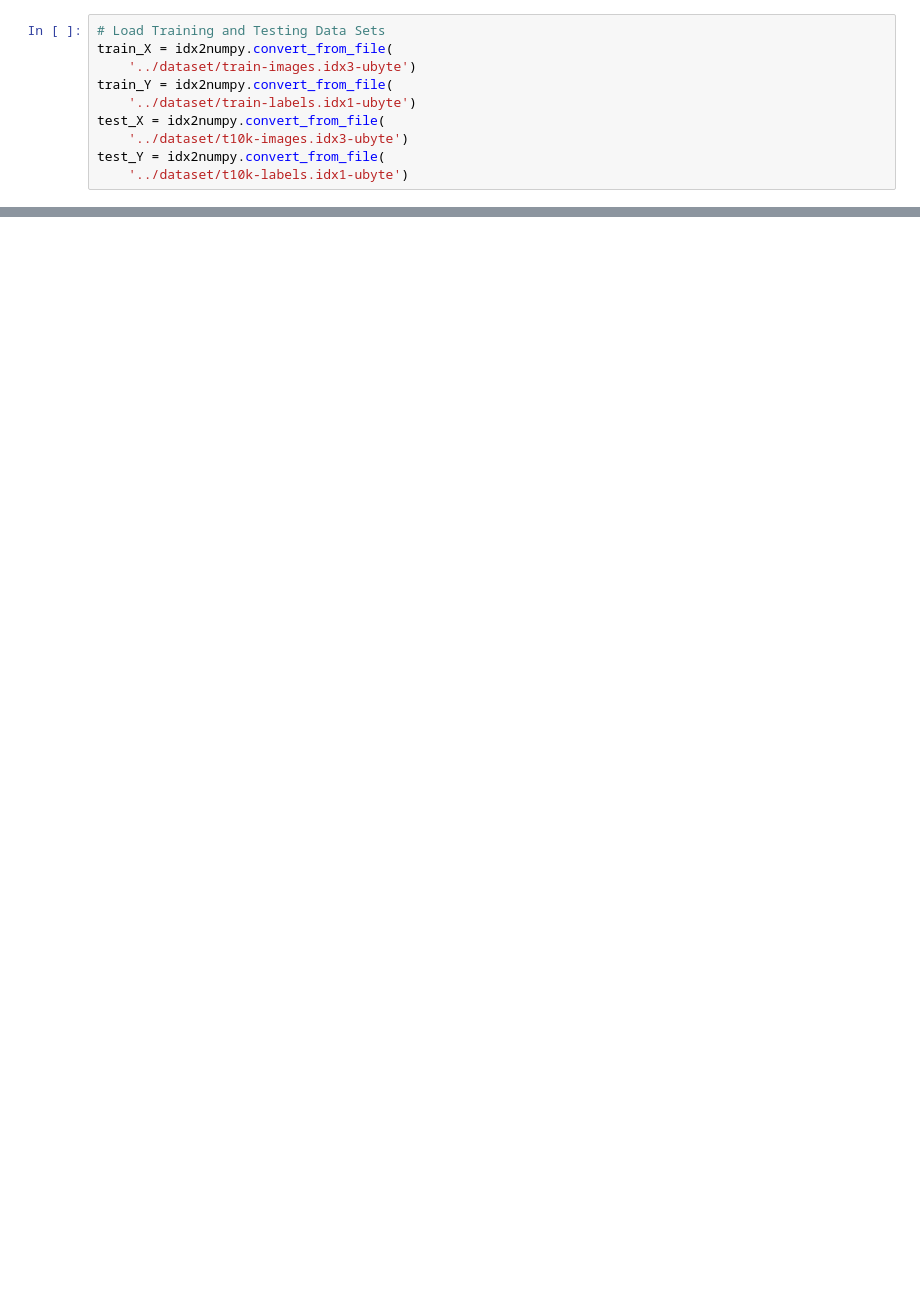
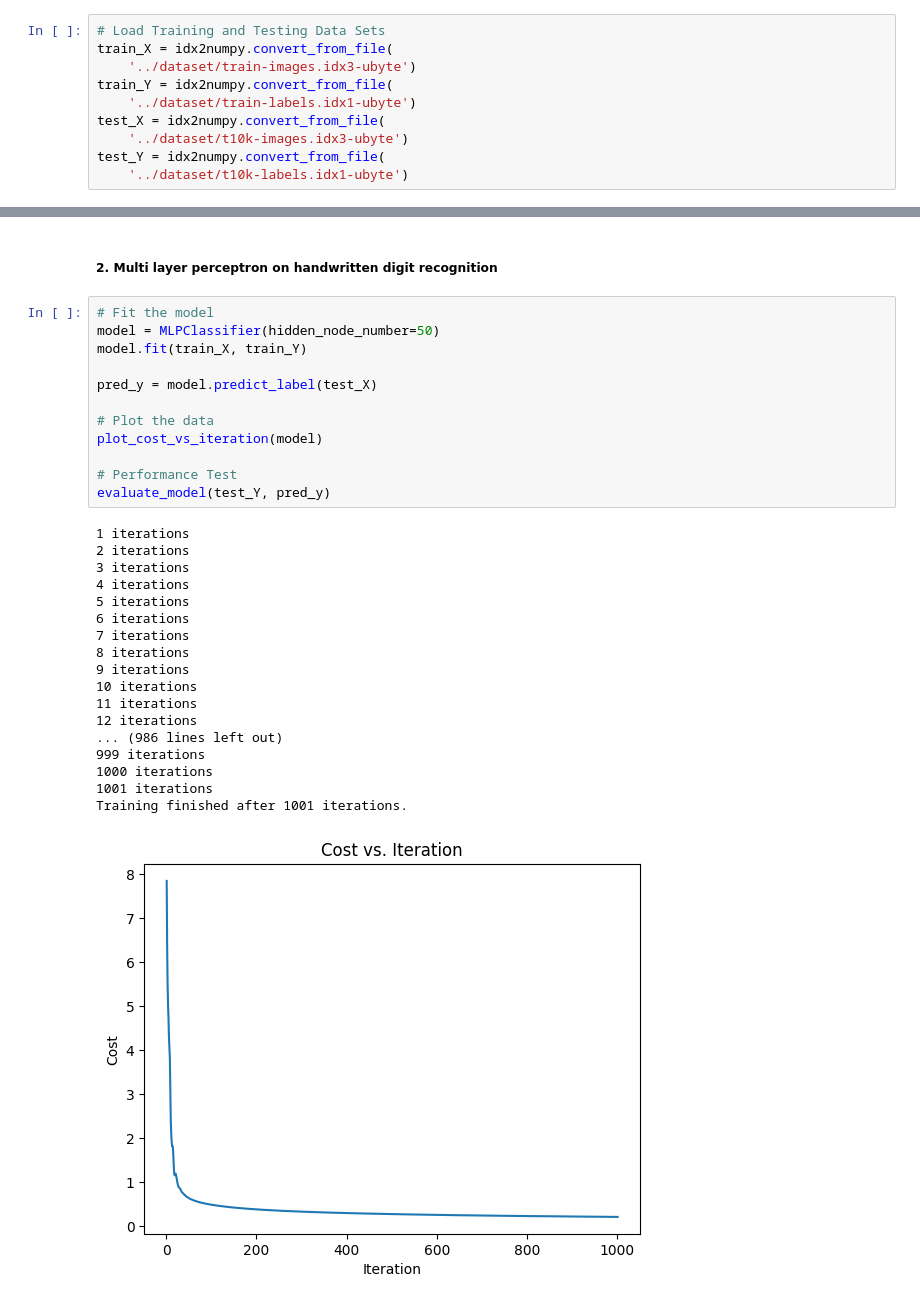
Before and after one commit to XingshengXu/Machine-Learning-Projects, a Jupyter notebook: Neural Perceptron/Perceptron_demo.ipynb, the cells around one changed output, grey strips where cells are left out. Saved outputs shown, nothing was run; the diff lists cells and outputs as text; blank space fills up the shorter version.

```diff
--- a/Neural Perceptron/Perceptron_demo.ipynb
+++ b/Neural Perceptron/Perceptron_demo.ipynb
@@ -66,0 +68,33 @@ weighted avg       0.85      0.81      0.80     10000
+# %% [markdown]
+##### 2. Multi layer perceptron on handwritten digit recognition
+# %%
+# Fit the model
+model = MLPClassifier(hidden_node_number=50)
+model.fit(train_X, train_Y)
+
+pred_y = model.predict_label(test_X)
+
+# Plot the data
+plot_cost_vs_iteration(model)
+
+# Performance Test
+evaluate_model(test_Y, pred_y)
+# %% [output]
+1 iterations
+2 iterations
+3 iterations
+4 iterations
+5 iterations
+6 iterations
+7 iterations
+8 iterations
+9 iterations
+10 iterations
+11 iterations
+12 iterations
+... (986 lines left out)
+999 iterations
+1000 iterations
+1001 iterations
+Training finished after 1001 iterations.
+[figure, added]
```
Also changed, not shown: parts of 3 cells of this notebook, 12 other files.
